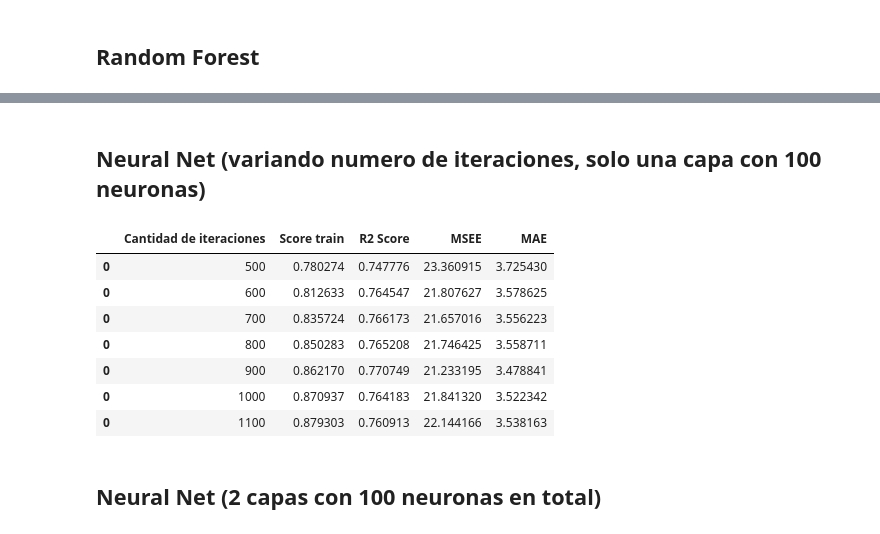
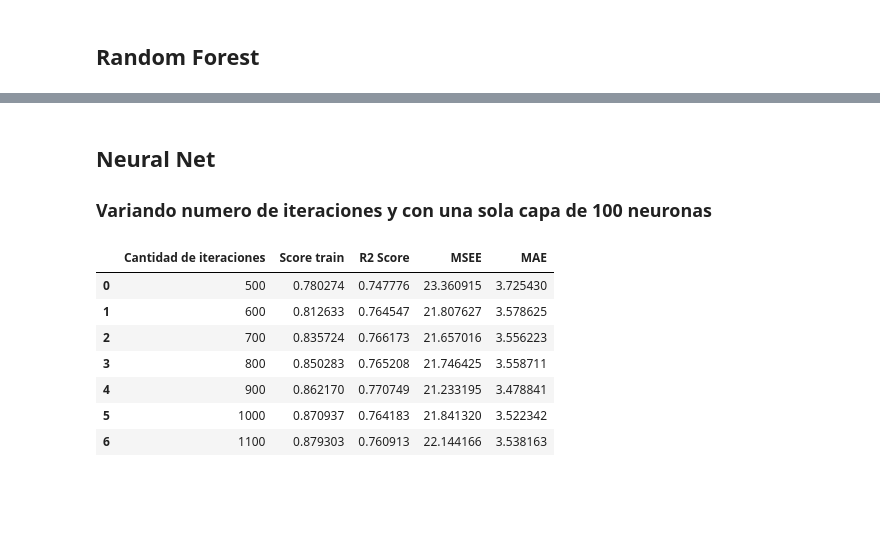
Before and after one commit to Maartin73/Data-Science-Advanced-Analytics, a Jupyter notebook: MartinR_CarranzaJ_Ejercicio_4.4.ipynb, the cells around one changed output, grey strips where cells are left out. Saved outputs shown, nothing was run; the diff lists cells and outputs as text; code cells hidden in the pictures; blank space fills up the shorter version.

```diff
--- a/MartinR_CarranzaJ_Ejercicio_4.4.ipynb
+++ b/MartinR_CarranzaJ_Ejercicio_4.4.ipynb
@@ -793,6 +793,2 @@ polinomial_regression_results.sort_values(by='Media scores', ascending=False).he
 # %% [markdown]
 ## Random Forest
-# %%
-rf = RandomForestRegressor(n_estimators = 1000, random_state = 42)
-rf.fit(features, target)
-print('Score',rf.score(features, target))
@@ -803,9 +794,0 @@ Score 0.9772257672370589
-# %%
-X_train, X_test, y_train, y_test = train_test_split(features, target, test_size=0.3, random_state=23)
-rf2 = RandomForestRegressor(n_estimators = 1000, random_state = 42)
-rf2.fit(X_train, y_train)
-print('Random Forest con n = 1000 arboles')
-print('Train Score =',rf2.score(X_train, y_train))
-print('Test Score =',rf2.score(X_test, y_test))
-y_pred = rf2.predict(X_test)
-print('R2 Score =',r2_score(y_test, y_pred),'\n')
@@ -849,32 +828,32 @@ random_forest_results.sort_values(by='Score train', ascending=False)
 | 0 | 100 | 0.971764 | 0.855491 | 9.341829 | 2.210798 |
 # %% [markdown]
-## Neural Net (variando numero de iteraciones, solo una capa con 100 neuronas)
+## Neural Net
+
+### Variando numero de iteraciones y con una sola capa de 100 neuronas
 # %%
 net_results = pd.DataFrame(columns=['Cantidad de iteraciones', 'Score train', 'R2 Score', 'MSEE', 'MAE'])
 for i in range(500,1200,100):
     X_train, X_test, y_train, y_test = train_test_split(features, target, random_state=1)
     net = MLPRegressor(random_state=1, max_iter=i).fit(X_train, y_train)
     y_pred = net.predict(X_test)
 
     res_temp = pd.DataFrame([[
              str(i),
              net.score(X_train, y_train),
              r2_score(y_test, y_pred),
              msee(y_test,y_pred),
              mae(y_test,y_pred)]
     ], columns=['Cantidad de iteraciones', 'Score train', 'R2 Score', 'MSEE', 'MAE'])
 
     net_results = net_results.append(res_temp)
+
+net_results.reset_index(drop=True)
+# %% [output]
+|  | Cantidad de iteraciones | Score train | R2 Score | MSEE | MAE |
+| 0 | 500 | 0.780274 | 0.747776 | 23.360915 | 3.725430 |
+| 1 | 600 | 0.812633 | 0.764547 | 21.807627 | 3.578625 |
+| 2 | 700 | 0.835724 | 0.766173 | 21.657016 | 3.556223 |
+| 3 | 800 | 0.850283 | 0.765208 | 21.746425 | 3.558711 |
+| 4 | 900 | 0.862170 | 0.770749 | 21.233195 | 3.478841 |
+| 5 | 1000 | 0.870937 | 0.764183 | 21.841320 | 3.522342 |
+| 6 | 1100 | 0.879303 | 0.760913 | 22.144166 | 3.538163 |
-# %%
-net_results
-# %% [output]
-|  | Cantidad de iteraciones | Score train | R2 Score | MSEE | MAE |
-| 0 | 500 | 0.780274 | 0.747776 | 23.360915 | 3.725430 |
-| 0 | 600 | 0.812633 | 0.764547 | 21.807627 | 3.578625 |
-| 0 | 700 | 0.835724 | 0.766173 | 21.657016 | 3.556223 |
-| 0 | 800 | 0.850283 | 0.765208 | 21.746425 | 3.558711 |
-| 0 | 900 | 0.862170 | 0.770749 | 21.233195 | 3.478841 |
-| 0 | 1000 | 0.870937 | 0.764183 | 21.841320 | 3.522342 |
-| 0 | 1100 | 0.879303 | 0.760913 | 22.144166 | 3.538163 |
-# %% [markdown]
-## Neural Net (2 capas con 100 neuronas en total)
```
Also changed, not shown: parts of 27 cells of this notebook.
